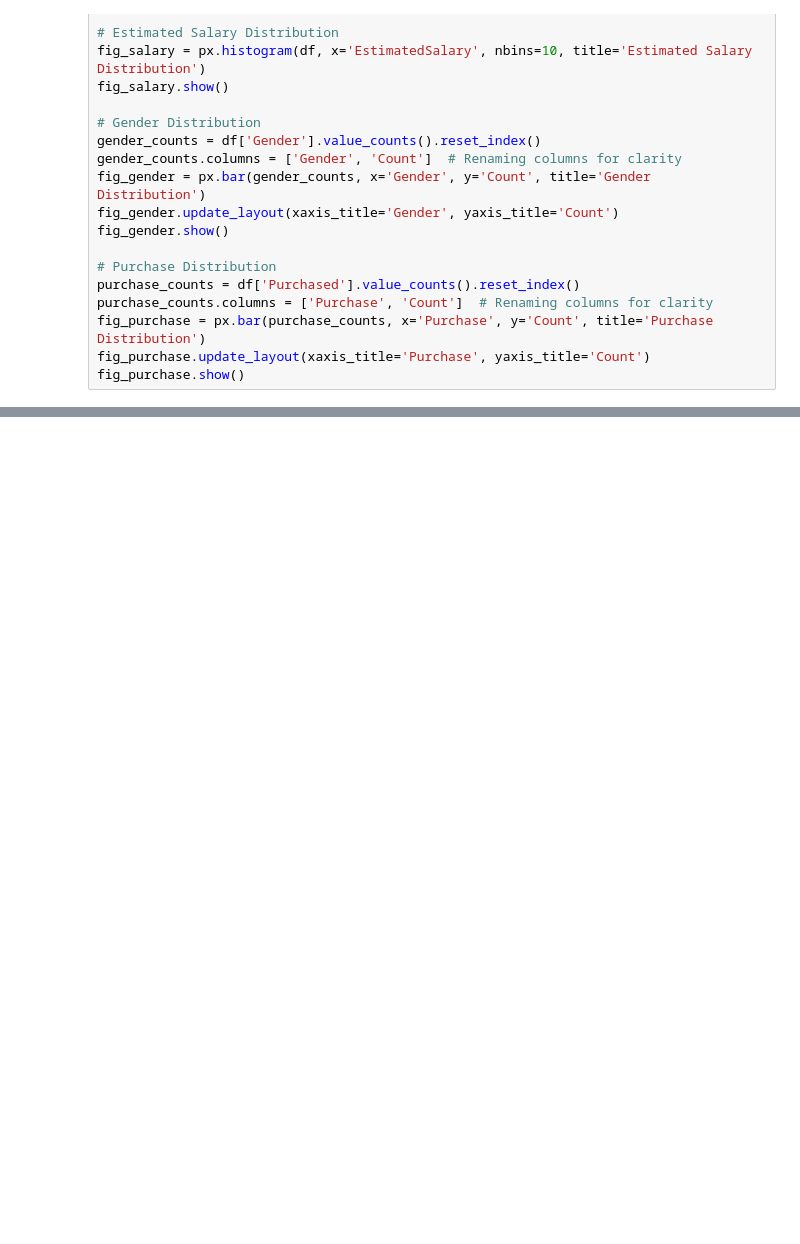
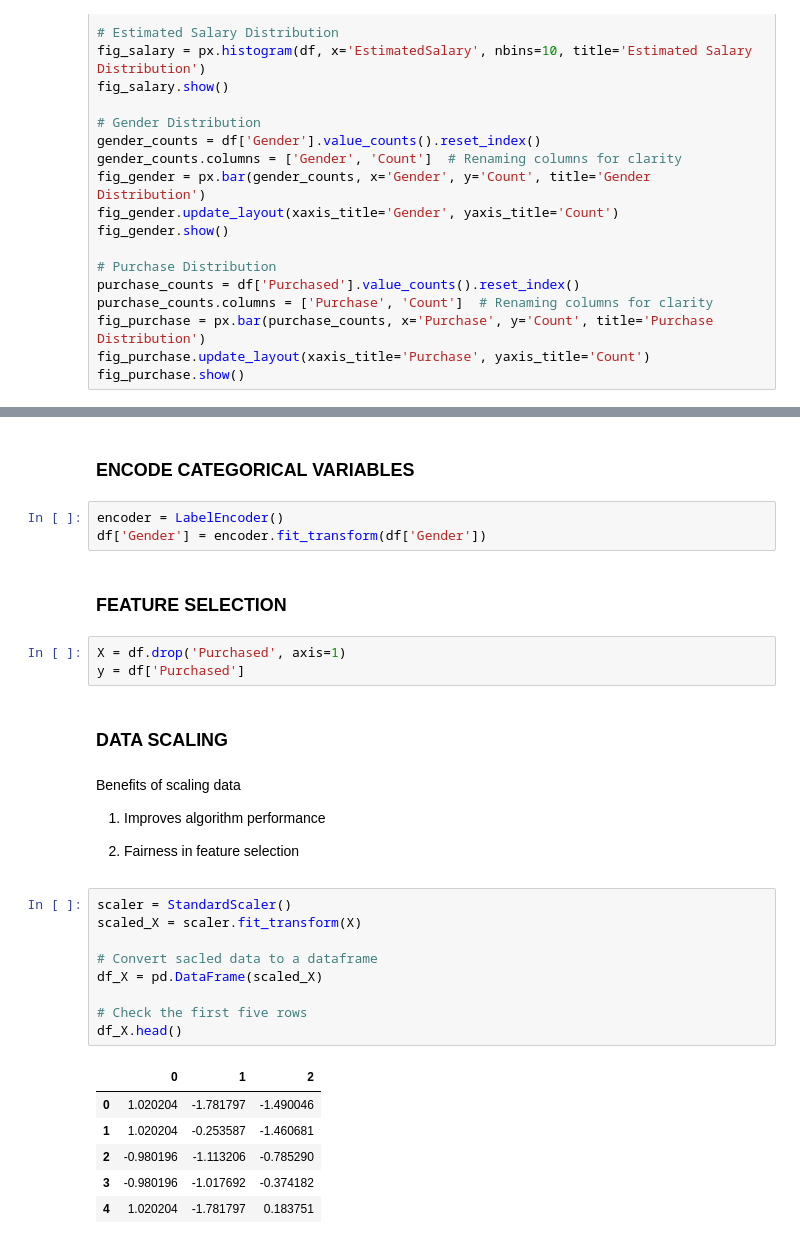
Before and after one commit to Sunday-Oladokun/HAMOYE--TAG-ALONG-CODES, a Jupyter notebook: PRACTISE CODES/Logistic Regression- Social Network Ads.ipynb, the cells around one changed output, grey strips where cells are left out. Saved outputs shown, nothing was run; the diff lists cells and outputs as text; blank space fills up the shorter version.

```diff
--- a/PRACTISE CODES/Logistic Regression- Social Network Ads.ipynb
+++ b/PRACTISE CODES/Logistic Regression- Social Network Ads.ipynb
@@ -83,0 +129,34 @@ fig_purchase.show()
+# %% [markdown]
+### ENCODE CATEGORICAL VARIABLES
+# %%
+encoder = LabelEncoder()
+df['Gender'] = encoder.fit_transform(df['Gender'])
+# %% [markdown]
+### FEATURE SELECTION
+# %%
+X = df.drop('Purchased', axis=1)
+y = df['Purchased']
+# %% [markdown]
+### DATA SCALING
+# %% [markdown]
+Benefits of scaling data
+
+1. Improves algorithm performance
+
+2. Fairness in feature selection
+# %%
+scaler = StandardScaler()
+scaled_X = scaler.fit_transform(X)
+
+# Convert sacled data to a dataframe
+df_X = pd.DataFrame(scaled_X)
+
+# Check the first five rows
+df_X.head()
+# %% [output]
+|  | 0 | 1 | 2 |
+| 0 | 1.020204 | -1.781797 | -1.490046 |
+| 1 | 1.020204 | -0.253587 | -1.460681 |
+| 2 | -0.980196 | -1.113206 | -0.785290 |
+| 3 | -0.980196 | -1.017692 | -0.374182 |
+| 4 | 1.020204 | -1.781797 | 0.183751 |
```
Also changed, not shown: parts of 28 cells of this notebook.
